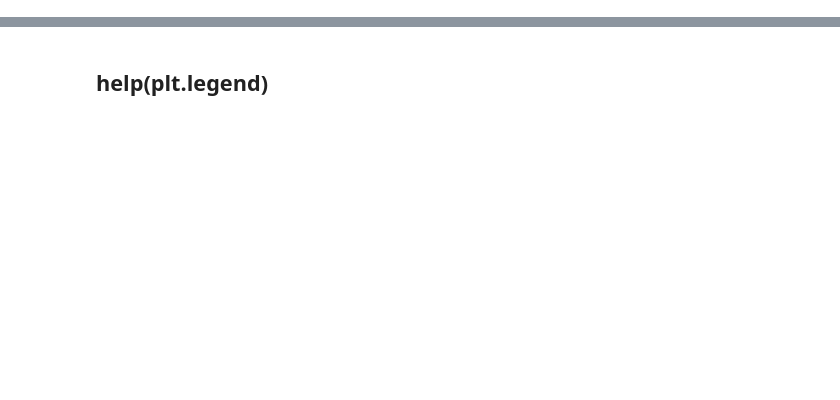
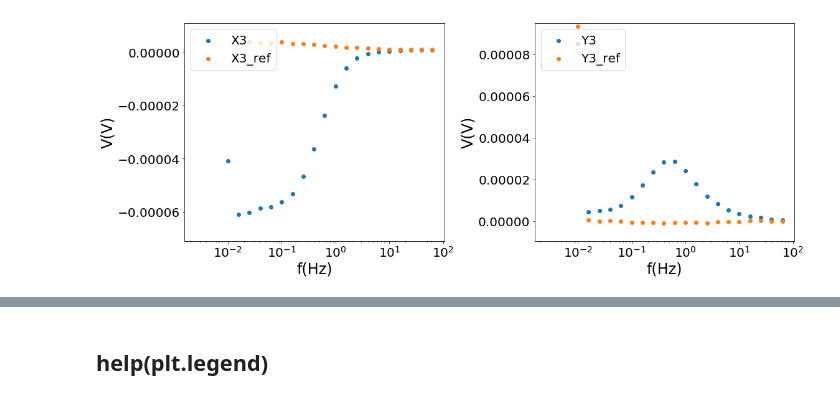
Before and after one commit to xyan36/GraysonGroup, a Jupyter notebook: suspended_wire/3w_sw_curve_fit.ipynb, the cells around one changed output, grey strips where cells are left out. Saved outputs shown, nothing was run; the diff lists cells and outputs as text; code cells hidden in the pictures; blank space fills up the shorter version.

```diff
--- a/suspended_wire/3w_sw_curve_fit.ipynb
+++ b/suspended_wire/3w_sw_curve_fit.ipynb
@@ -21 +21,29 @@ df.head()
+# %%
+fig, axs = plt.subplots(1, 2, figsize = (16,6))
+fz = 24
+
+axs[0].scatter(df.Lockin1f, df.X3, label = 'X3')
+axs[0].scatter(df.Lockin1f, df.X3_ref, label = 'X3_ref')
+axs[0].set_xlabel('f(Hz)', fontsize = fz)
+axs[0].set_ylabel('V(V)', fontsize = fz)
+axs[0].set_xscale('log')
+#axs[0].set_xlim(0.01,1000)
+axs[0].legend(loc = 'upper left', fontsize = 20)
+axs[0].tick_params(labelsize = 20)
+axs[0].set_ylim(df.X3.min() - 10e-6, df.X3.max() + 10e-6)
+
+axs[1].scatter(df.Lockin1f, df.Y3, label = 'Y3')
+axs[1].scatter(df.Lockin1f, df.Y3_ref, label = 'Y3_ref')
+axs[1].set_xlabel('f(Hz)', fontsize = fz)
+axs[1].set_ylabel('V(V)', fontsize = fz)
+axs[1].set_xscale('log')
+#axs[1].set_xlim(0.01,1000)
+axs[1].tick_params(labelsize = 20)
+axs[1].legend(loc = 'upper left', fontsize = 20)
+axs[1].set_ylim(df.Y3.min() - 10e-6, df.Y3.max() + 10e-6)
+#plt.subplots_adjust(hspace = 0.2,wspace = 0.2)
+plt.tight_layout()
+fig.savefig(fname[:-4] + '_raw.jpg', dpi = 100)
+# %% [output]
+[figure, added]
 # %%
```
Also changed, not shown: parts of 6 cells of this notebook, 24 other files.
